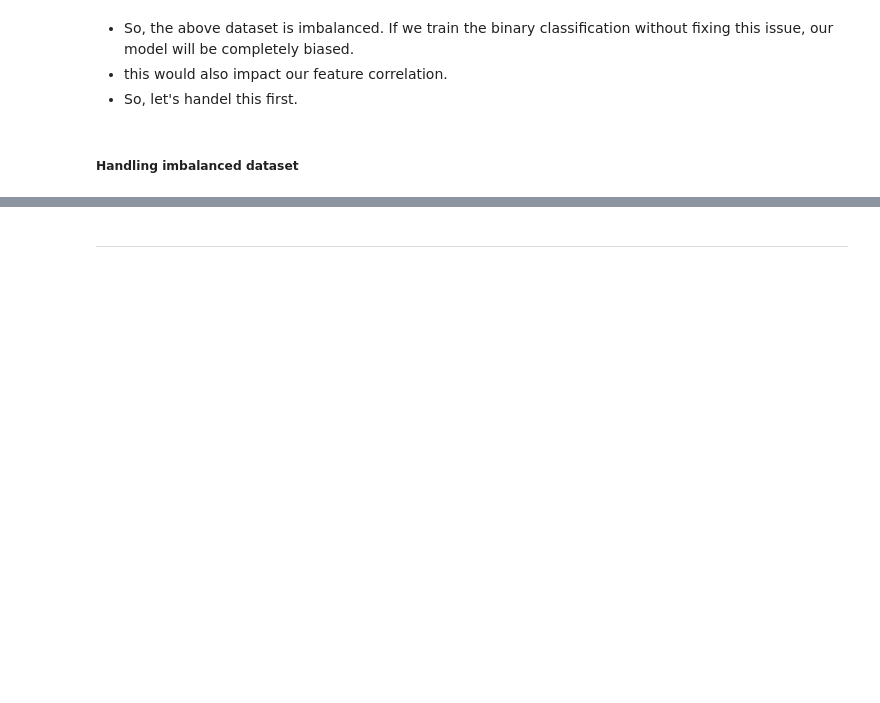
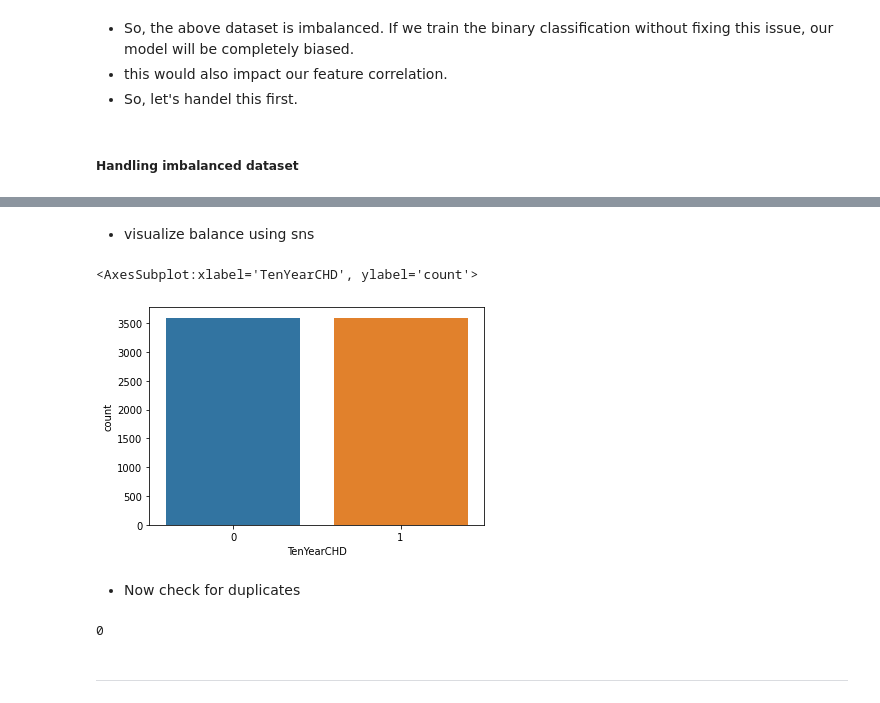
Before and after one commit to RedocamaI/heart_disease_predictor, a Jupyter notebook: heart_disease_predictor.ipynb, the cells around one changed output, grey strips where cells are left out. Cells and saved outputs as stored; diff of their text form; code cells hidden in the pictures; blank space fills up the shorter version.

```diff
--- a/heart_disease_predictor.ipynb
+++ b/heart_disease_predictor.ipynb
@@ -106,3 +125,17 @@ sns.histplot(x=data['TenYearCHD'], kde=True)
+# %% [markdown]
+- visualize balance using sns
+# %%
+sns.countplot(x=data_balanced['TenYearCHD'])
+# %% [output]
+<AxesSubplot:xlabel='TenYearCHD', ylabel='count'>
+[figure, added]
+# %% [markdown]
+- Now check for duplicates
+# %%
+data_dupplicates = data_balanced.duplicated()
+data_duplicates.sum()
+# %% [output]
+0
 # %% [markdown]
 ---
 # %% [markdown]
```
Also changed, not shown: parts of 30 cells of this notebook.
